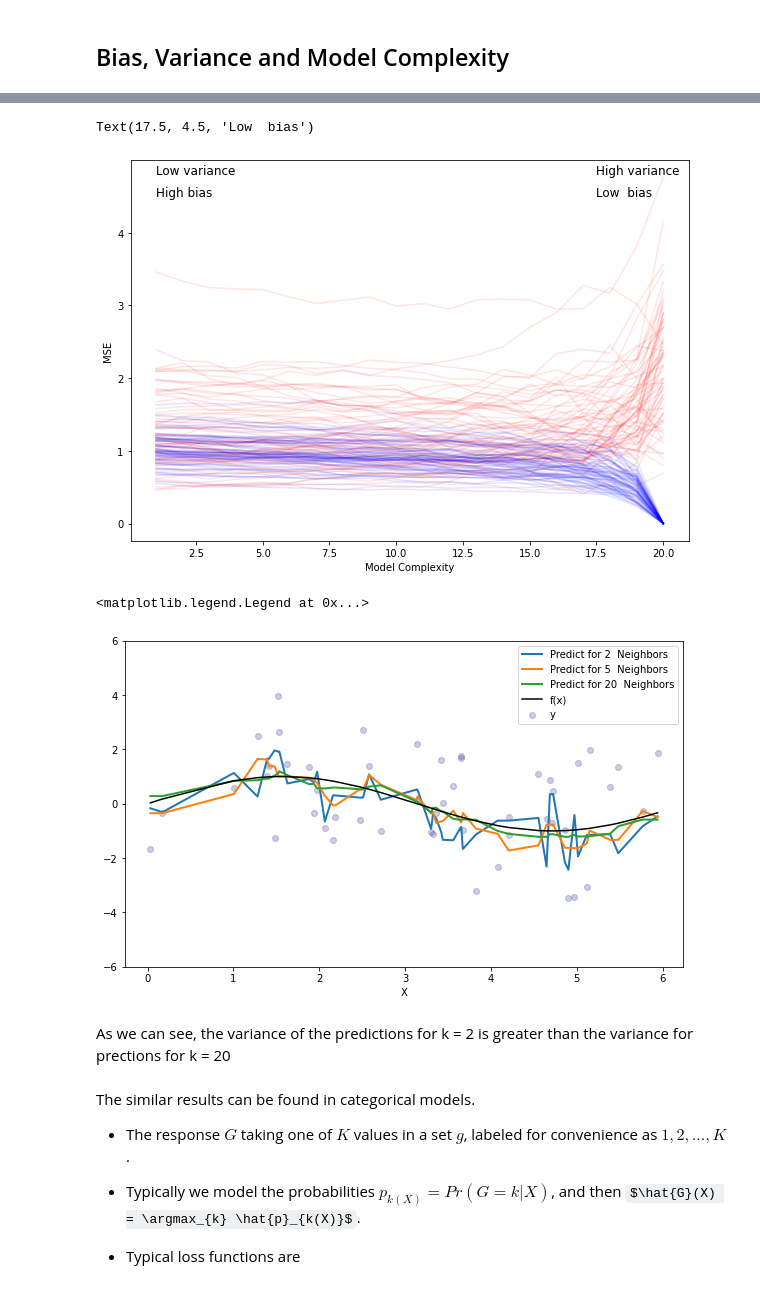
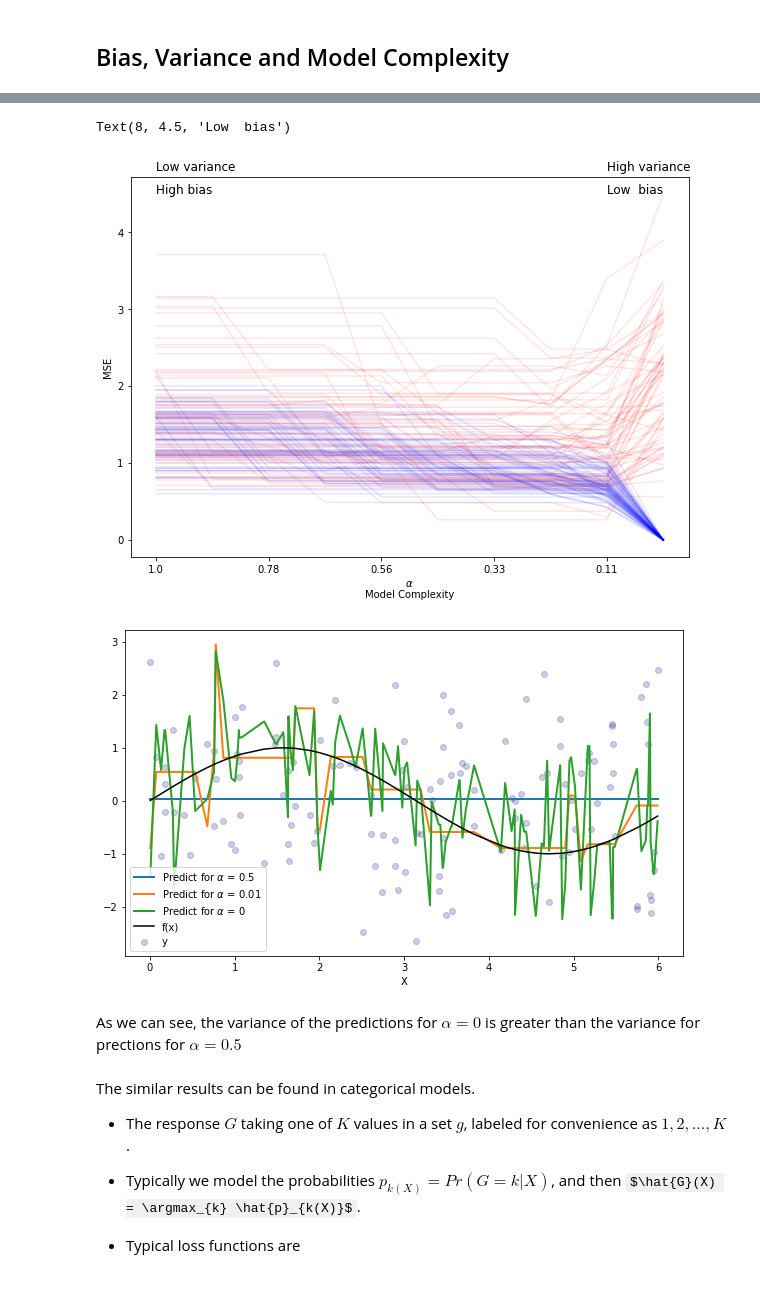
Before and after one commit to dante-cmd/machine_learning_models, a Jupyter notebook: 7.-model-assessment.ipynb, the cells around one changed output, grey strips where cells are left out. Cells and saved outputs as stored; diff of their text form; code cells hidden in the pictures; some formulas as TeX source.

```diff
--- a/7.-model-assessment.ipynb
+++ b/7.-model-assessment.ipynb
@@ -74,67 +80,65 @@ mse_model = namedtuple('mse_model', ['mse_train', 'mse_test', 'n_neighbors'])
+# %%
+alphas = np.linspace(0, 1, 10)
 # %%
 model_eval_to_frame = []
 
 for random_state in random_states:
-
-    for n_neighbors in range(1, 21):
-
-        sample = data_population.sample(50, random_state=random_state, replace=False)
+    for ccp_alpha in alphas:
+        sample = data_population.sample(100, random_state=random_state, replace=False)
         X, y = sample[['X']], sample.y
         X_train, X_test, y_train, y_test = model_selection.train_test_split(X, y, random_state=random_state)
-        kneigbors = KNeighborsRegressor(n_neighbors=n_neighbors)
-        kneigbors.fit(X_train, y_train)
-        mse_train = metrics.mean_squared_error(y_true=y_train, y_pred=kneigbors.predict(X_train))
-        mse_test = metrics.mean_squared_error(y_true=y_test, y_pred=kneigbors.predict(X_test))
-        mse_model_realized = mse_model(mse_test=mse_test, mse_train=mse_train, n_neighbors=n_neighbors)
+        dtr = DecisionTreeRegressor(ccp_alpha = ccp_alpha, random_state=random_state)
+        dtr.fit(X_train, y_train)
+        mse_train = metrics.mean_squared_error(y_true=y_train, y_pred=dtr.predict(X_train))
+        mse_test = metrics.mean_squared_error(y_true=y_test, y_pred=dtr.predict(X_test))
+        mse_model_realized = mse_model(mse_test=mse_test, mse_train=mse_train, ccp_alpha=ccp_alpha)
         model_eval_to_frame.append(mse_model_realized)
 # %%
 model_eval = pd.DataFrame(model_eval_to_frame)
-model_eval['idx'] = model_eval.groupby('n_neighbors').cumcount()
-model_eval_pivot = model_eval.pivot(index = 'idx', columns= 'n_neighbors')
-
+model_eval.ccp_alpha = model_eval.ccp_alpha.round(2)
+model_eval['idx'] = model_eval.groupby('ccp_alpha').cumcount()
+model_eval_pivot = model_eval.pivot(index = 'idx', columns= 'ccp_alpha')
 model_eval_pivot_tab = model_eval_pivot.stack(1).unstack(0)
-model_eval_pivot_tab['complex'] = range(20, 0, -1)
-model_eval_pivot_tab.set_index('complex', inplace=True)
-model_eval_pivot_tab.sort_index(axis=0, inplace=True)
+# %%
+model_eval_pivot_tab = model_eval_pivot_tab.sort_index(ascending=False)
+model_eval_pivot_tab.index = model_eval_pivot_tab.index.astype(str)
 # %%
 fig, ax = plt.subplots(figsize = (10, 7) )
 for mse_name in ['mse_test', 'mse_train']:
     color = 'r' if mse_name == 'mse_test' else 'b'
     model_eval_pivot_tab[mse_name].plot(ax =ax, color = color, alpha = 0.1, legend = False)
 
-ax.set(xlabel = 'Model Complexity', ylabel = 'MSE')
-
-
-ax.text(1, 4.8, 'Low variance', fontsize = 12)
-ax.text(1, 4.5, 'High bias', fontsize = 12)
-ax.text(17.5, 4.8, 'High variance', fontsize = 12)
-ax.text(17.5, 4.5, 'Low  bias', fontsize = 12)
+ax.set(xlabel = r'$\alpha$' '\nModel Complexity' , ylabel = 'MSE')
+ax.text(0, 4.8, 'Low variance', fontsize = 12)
+ax.text(0, 4.5, 'High bias', fontsize = 12)
+ax.text(8, 4.8, 'High variance', fontsize = 12)
+ax.text(8, 4.5, 'Low  bias', fontsize = 12)
 # %% [output]
-Text(17.5, 4.5, 'Low  bias')
+Text(8, 4.5, 'Low  bias')
-[figure, old version]
+[figure, new version]
 # %%
 fig, ax = plt.subplots(figsize = (10, 6))
 
-for n_neighbors in [2, 5, 20]:
-        sample = data_population.sample(200, random_state=123 ,replace=False)
+for ccp_alpha in [0.5, 0.01, 0]:
+        sample = data_population.sample(500, random_state=123, replace=False)
         X, y = sample[['X']], sample.y
         X_train, X_test, y_train, y_test = model_selection.train_test_split(X, y, random_state=123)
-        kneigbors = KNeighborsRegressor(n_neighbors=n_neighbors)
-        kneigbors.fit(X_train, y_train)
+        dtr = DecisionTreeRegressor(ccp_alpha = ccp_alpha, random_state=123)
+
+        dtr.fit(X_train, y_train)
         X_test_sorted = (X_test.sort_values('X')).values
         X_test_sorted_flat = X_test_sorted.flatten()
-        ax.plot(X_test_sorted_flat, kneigbors.predict(X_test_sorted), label = rf'Predict for {n_neighbors}  Neighbors', lw = 2)
+        ax.plot(X_test_sorted_flat, dtr.predict(X_test_sorted), label = r'Predict for $\alpha$ = ' f'{ccp_alpha}' , lw = 2)
 
 ax.plot(X_test_sorted_flat, np.sin(X_test_sorted_flat), color = 'k', label = r'f(x)')
 ax.scatter(X_test_sorted_flat, y_test, color = (0, 0, 0.5), alpha=0.2, label = 'y')
-ax.set_ylim(-6, 6)
+# ax.set_ylim(-6, 6)
 ax.set(xlabel = 'X')
-ax.legend()
+ax.legend();
 # %% [output]
-<matplotlib.legend.Legend at 0x...>
-[figure, old version]
+[figure, new version]
 # %% [markdown]
-As we can see, the variance of the predictions for k = 2 is greater than the variance for prections for k = 20
+As we can see, the variance of the predictions for $\alpha = 0$ is greater than the variance for prections for $\alpha = 0.5$
 # %% [markdown]
 The similar results can be found in categorical models.
 
```
Also changed, not shown: parts of 12 cells of this notebook, 4 other files.
